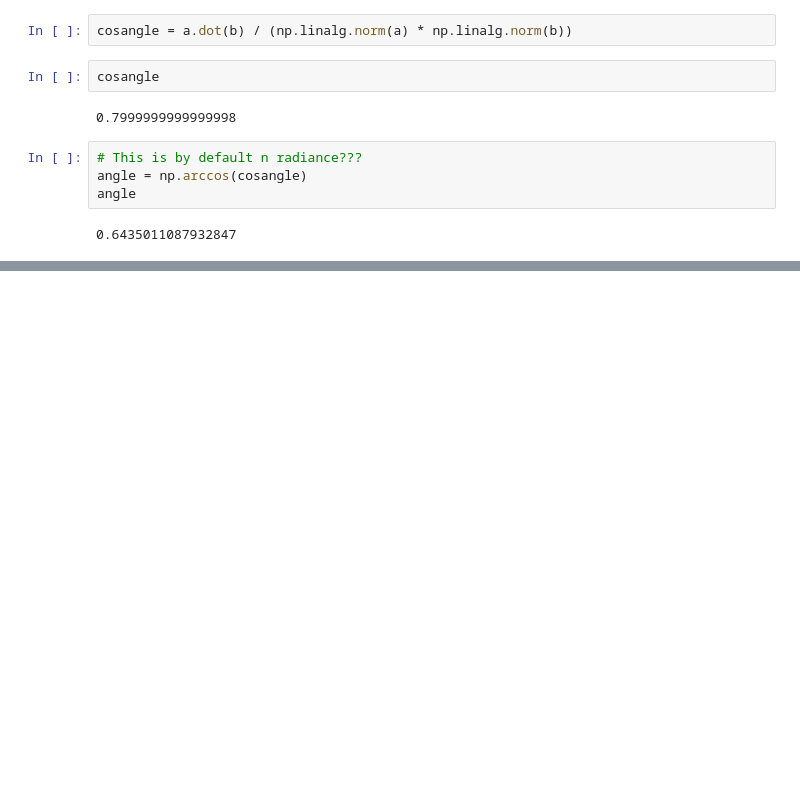
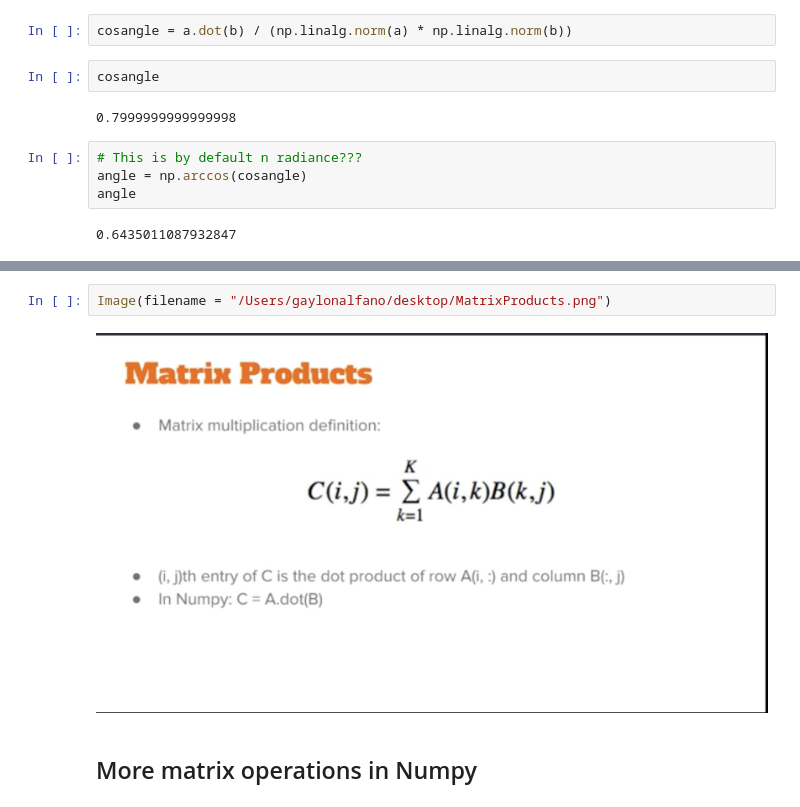
Before and after one commit to gaylonalfano/Numpy-Stack-Course, a Jupyter notebook: 1_Numpy.ipynb, the cells around one changed output, grey strips where cells are left out. Drawn from its saved outputs; the diff is of its cells as text; blank space fills up the shorter version.

Commit message:
Wrapping up the first section on Numpy and the Dot function

```diff
--- a/1_Numpy.ipynb
+++ b/1_Numpy.ipynb
@@ -82,0 +198,6 @@ angle
+# %%
+Image(filename = "/Users/gaylonalfano/desktop/MatrixProducts.png")
+# %% [output]
+[figure, added]
+# %% [markdown]
+## More matrix operations in Numpy
```
Also changed, not shown: parts of 27 cells of this notebook.
